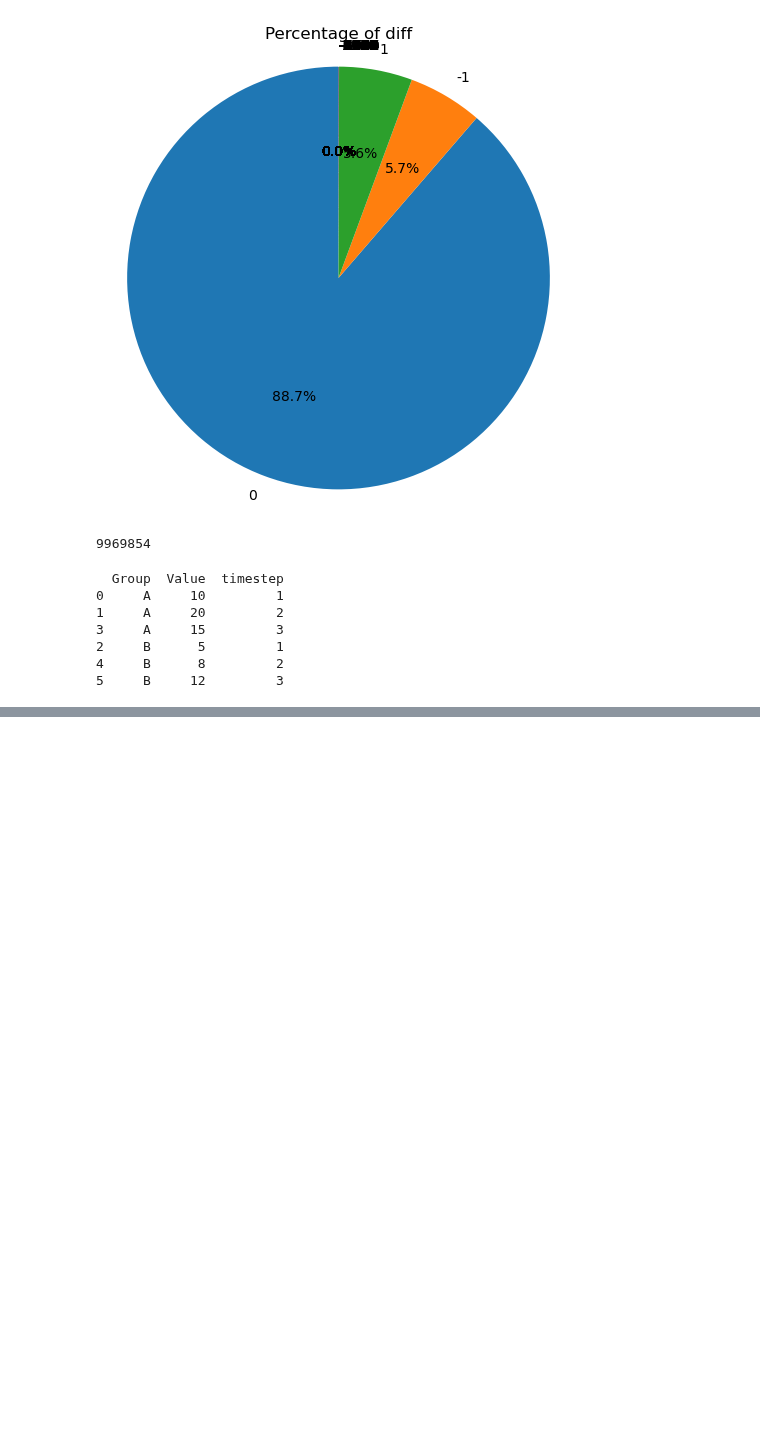
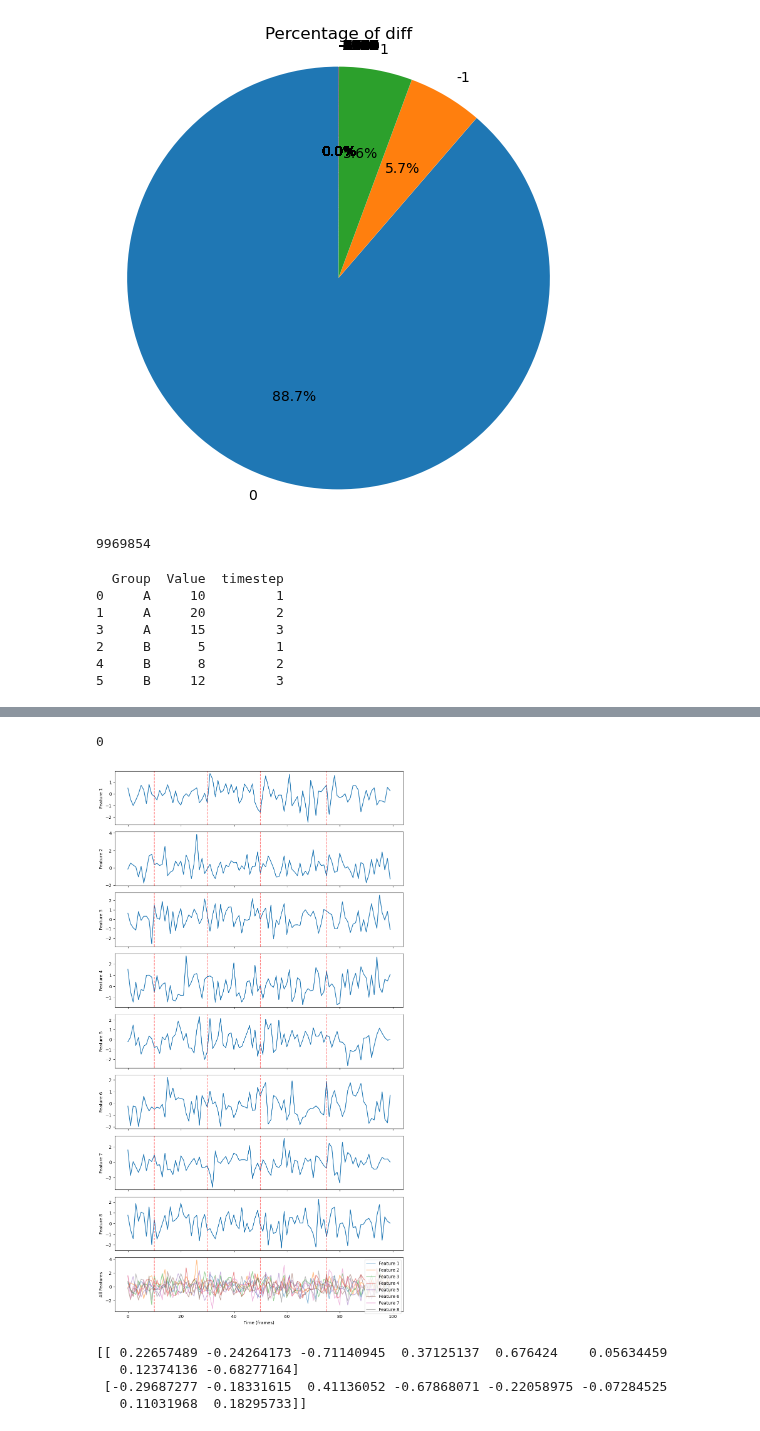
Before and after one commit to Frankalexej/wavln, a Jupyter notebook: try.ipynb, the cells around one changed output, grey strips where cells are left out. Saved outputs shown, nothing was run; the diff lists cells and outputs as text; code cells hidden in the pictures; blank space fills up the shorter version.

Commit message:
20231005 work, quite successful boundary detection

```diff
--- a/try.ipynb
+++ b/try.ipynb
@@ -173,0 +264,8 @@ print(df)
+# %%
+counter = 0
+for idx, i in xxx.items():
+    if np.isnan(np.array(i)).sum() > 0:
+        counter += 1
+counter
+# %% [output]
+0
@@ -173,0 +318,64 @@ print(df)
+# %%
+def plot_feature_with_boundaries(features, boundaries):
+    num_features = features.shape[1]
+    num_samples = features.shape[0]
+
+    time_axis = np.arange(num_samples)
+
+    fig, axes = plt.subplots(num_features + 1, 1, figsize=(10, (num_features + 1) * 2), sharex=True)
+
+    # Plot each feature on separate subplots
+    for i in range(num_features):
+        ax = axes[i]
+        ax.plot(time_axis, features[:, i], label=f'Feature {i + 1}')
+
+        for boundary in boundaries:
+            if boundary < num_samples:
+                ax.axvline(x=boundary, color='red', linestyle='--', alpha=0.5)
+
+        ax.set_ylabel(f'Feature {i + 1}')
+
+    # Plot all dimensions together with different line colors
+    ax = axes[num_features]
+    for i in range(num_features):
+        ax.plot(time_axis, features[:, i], label=f'Feature {i + 1}', alpha=0.5)
+
+    for boundary in boundaries:
+        if boundary < num_samples:
+            ax.axvline(x=boundary, color='red', linestyle='--', alpha=0.5)
+
+    ax.set_ylabel('All Features')
+    ax.legend()
+
+    plt.xlabel('Time (frames)')
+
+    plt.tight_layout()
+    plt.show()
+# %%
+# Generate fake feature data (8 features, 100 samples)
+np.random.seed(42)
+features_array = np.random.randn(100, 8)
+
+# Generate fake boundaries (frame numbers)
+boundaries_list = [10, 30, 50, 75]
+# %%
+plot_feature_with_boundaries(features_array, boundaries_list)
+# %% [output]
+[figure, added]
+# %%
+import numpy as np
+
+# Create a sample numpy array with shape (length, 8)
+np.random.seed(42)
+data = np.random.rand(3, 8)
+
+# Calculate the delta along the length axis
+delta_data = np.diff(data, axis=0)
+
+# delta_data will have shape (length - 1, 8)
+print(delta_data)
+# %% [output]
+[[ 0.22657489 -0.24264173 -0.71140945  0.37125137  0.676424    0.05634459
+   0.12374136 -0.68277164]
+ [-0.29687277 -0.18331615  0.41136052 -0.67868071 -0.22058975 -0.07284525
+   0.11031968  0.18295733]]
```
Also changed, not shown: parts of 26 cells of this notebook, 13 other files.
